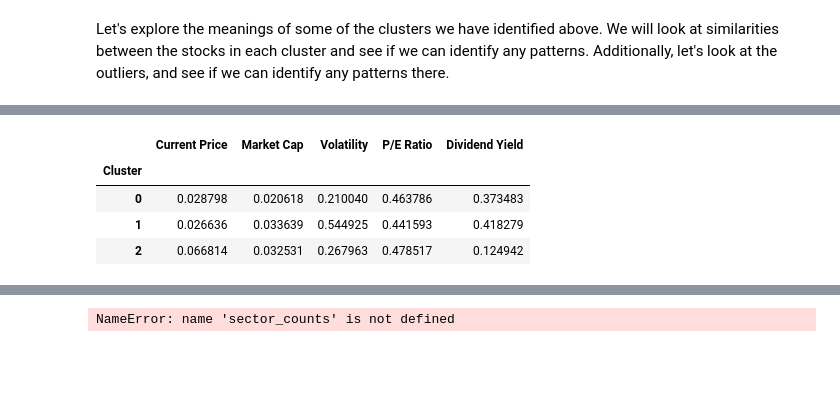
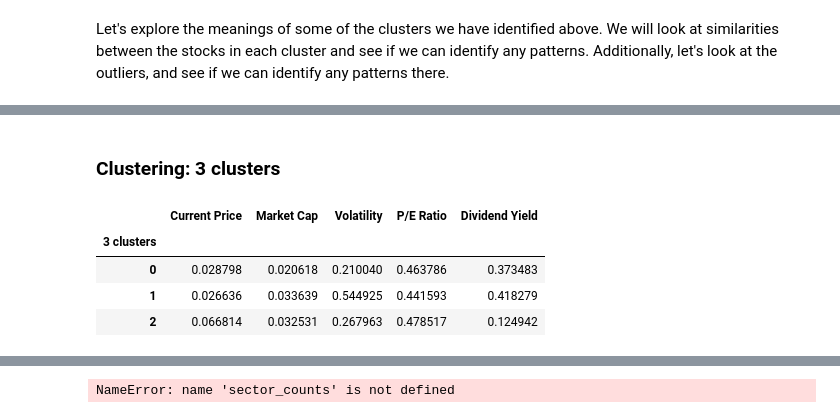
Before and after one commit to Purpup/COGS118B-Project, a Jupyter notebook: FinalProject.ipynb, the cells around one changed output, grey strips where cells are left out. Saved outputs shown, nothing was run; the diff lists cells and outputs as text; code cells hidden in the pictures; blank space fills up the shorter version.

```diff
--- a/FinalProject.ipynb
+++ b/FinalProject.ipynb
@@ -431,10 +454,12 @@ df_normalized.head()
+# %% [markdown]
+### Clustering: 3 clusters
 # %%
-cluster_summary = df_normalized.groupby('Cluster')[features].mean()
+cluster_summary_3 = df_normalized.groupby('3 clusters')[features].mean()
 
-cluster_summary
+cluster_summary_3
 # %% [output]
 |  | Current Price | Market Cap | Volatility | P/E Ratio | Dividend Yield |
-| Cluster |  |  |  |  |  |
+| 3 clusters |  |  |  |  |  |
 | 0 | 0.028798 | 0.020618 | 0.210040 | 0.463786 | 0.373483 |
 | 1 | 0.026636 | 0.033639 | 0.544925 | 0.441593 | 0.418279 |
 | 2 | 0.066814 | 0.032531 | 0.267963 | 0.478517 | 0.124942 |
```
Also changed, not shown: parts of 28 cells of this notebook.
